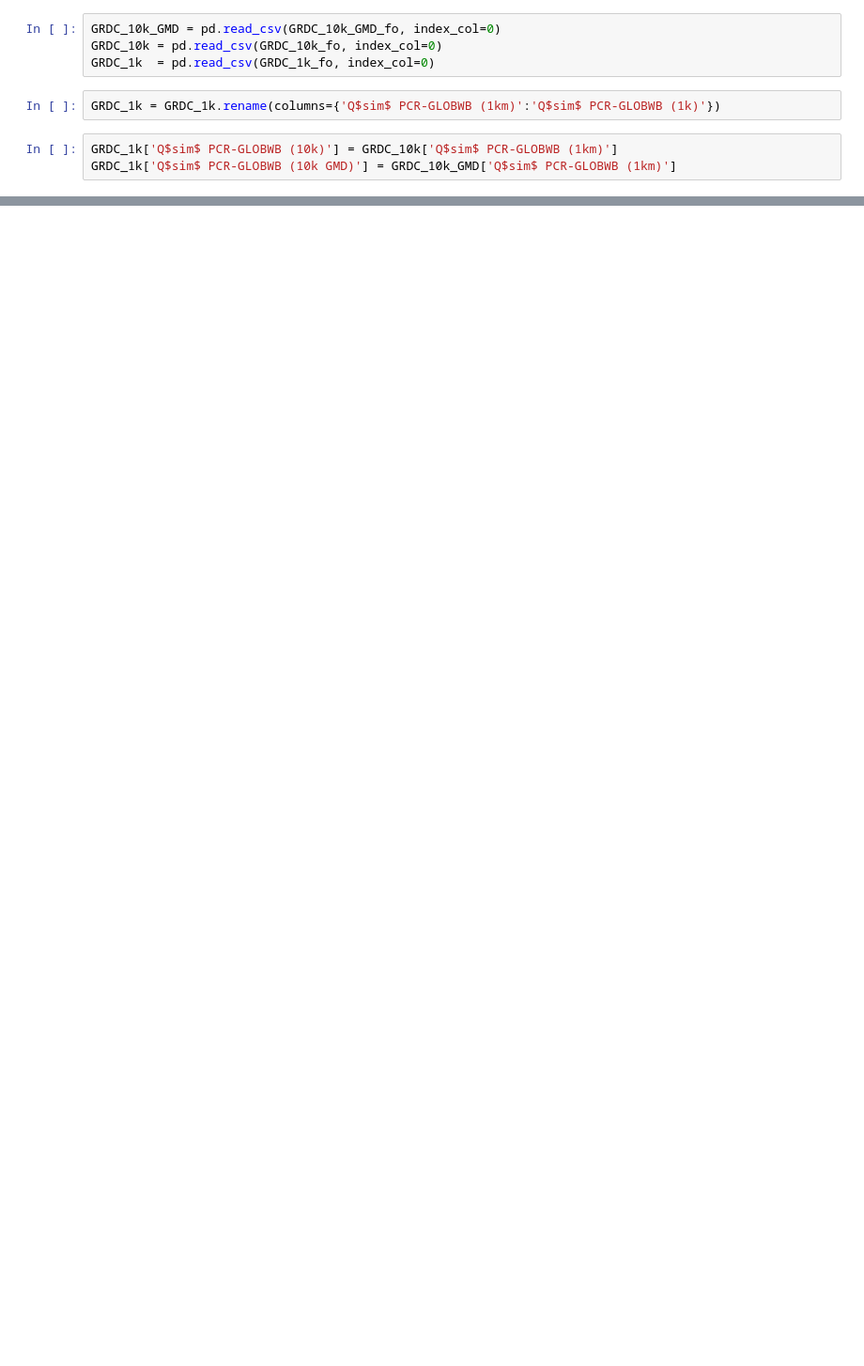
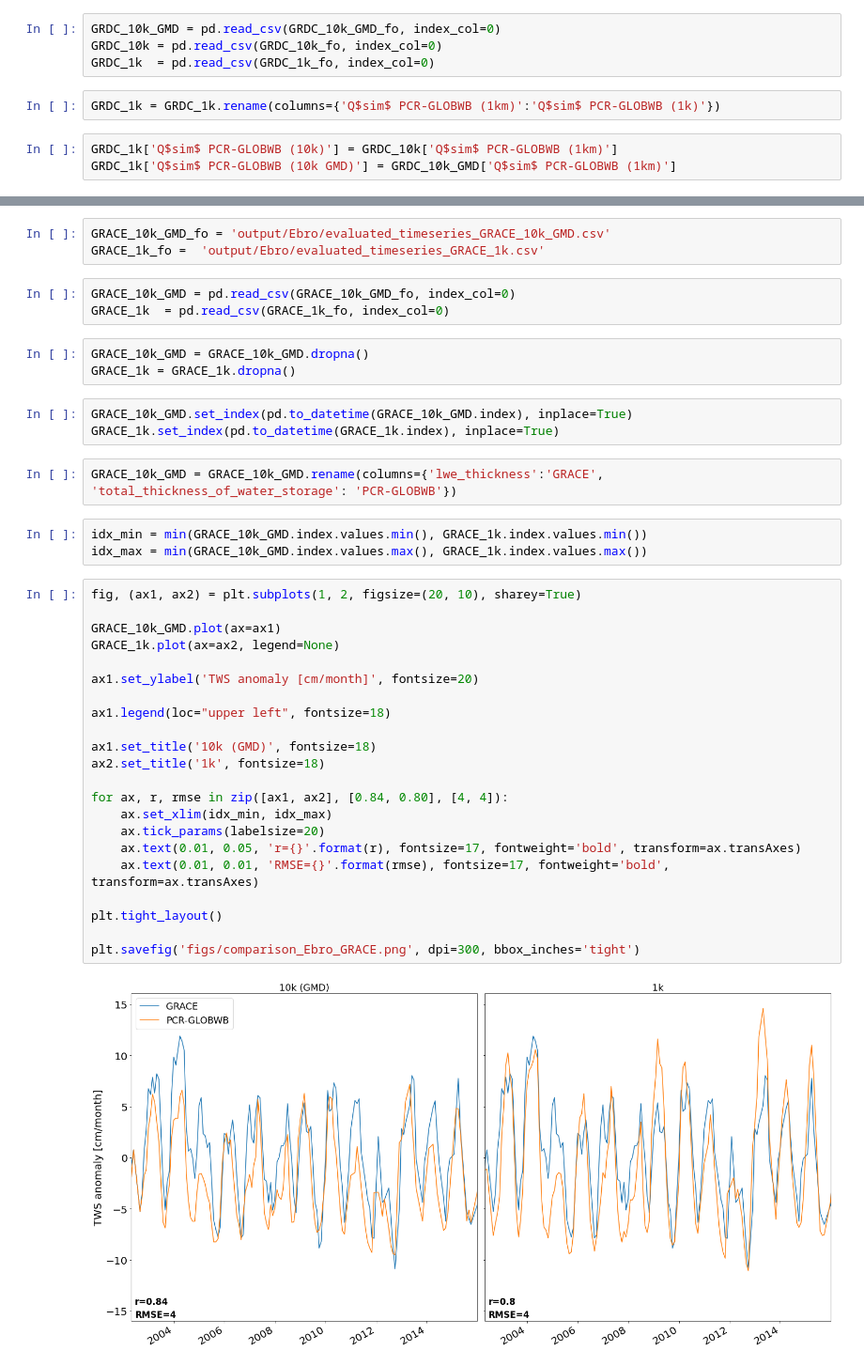
Before and after one commit to JannisHoch/Europe1k_analysis, a Jupyter notebook: output_processing.ipynb, the cells around one changed output, grey strips where cells are left out. Shown at 94% size. Saved outputs shown, nothing was run; the diff lists cells and outputs as text; blank space fills up the shorter version.

```diff
--- a/output_processing.ipynb
+++ b/output_processing.ipynb
@@ -136,0 +219,41 @@ plt.savefig('figs/comparison_Elbe_GRDC.png', dpi=300, bbox_inches='tight')
+# %%
+GRACE_10k_GMD_fo = 'output/Ebro/evaluated_timeseries_GRACE_10k_GMD.csv'
+GRACE_1k_fo =  'output/Ebro/evaluated_timeseries_GRACE_1k.csv'
+# %%
+GRACE_10k_GMD = pd.read_csv(GRACE_10k_GMD_fo, index_col=0)
+GRACE_1k  = pd.read_csv(GRACE_1k_fo, index_col=0)
+# %%
+GRACE_10k_GMD = GRACE_10k_GMD.dropna()
+GRACE_1k = GRACE_1k.dropna()
+# %%
+GRACE_10k_GMD.set_index(pd.to_datetime(GRACE_10k_GMD.index), inplace=True)
+GRACE_1k.set_index(pd.to_datetime(GRACE_1k.index), inplace=True)
+# %%
+GRACE_10k_GMD = GRACE_10k_GMD.rename(columns={'lwe_thickness':'GRACE', 'total_thickness_of_water_storage': 'PCR-GLOBWB'})
+# %%
+idx_min = min(GRACE_10k_GMD.index.values.min(), GRACE_1k.index.values.min())
+idx_max = min(GRACE_10k_GMD.index.values.max(), GRACE_1k.index.values.max())
+# %%
+fig, (ax1, ax2) = plt.subplots(1, 2, figsize=(20, 10), sharey=True)
+
+GRACE_10k_GMD.plot(ax=ax1)
+GRACE_1k.plot(ax=ax2, legend=None)
+
+ax1.set_ylabel('TWS anomaly [cm/month]', fontsize=20)
+
+ax1.legend(loc="upper left", fontsize=18)
+
+ax1.set_title('10k (GMD)', fontsize=18)
+ax2.set_title('1k', fontsize=18)
+
+for ax, r, rmse in zip([ax1, ax2], [0.84, 0.80], [4, 4]):
+    ax.set_xlim(idx_min, idx_max)
+    ax.tick_params(labelsize=20)
+    ax.text(0.01, 0.05, 'r={}'.format(r), fontsize=17, fontweight='bold', transform=ax.transAxes)
+    ax.text(0.01, 0.01, 'RMSE={}'.format(rmse), fontsize=17, fontweight='bold', transform=ax.transAxes)
+
+plt.tight_layout()
+
+plt.savefig('figs/comparison_Ebro_GRACE.png', dpi=300, bbox_inches='tight')
+# %% [output]
+[figure, added]
```
Also changed, not shown: parts of 32 cells of this notebook.
